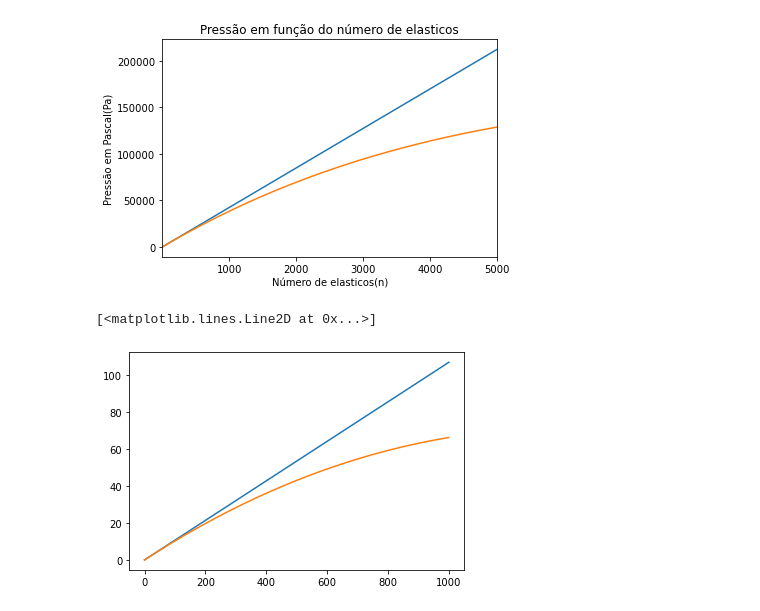
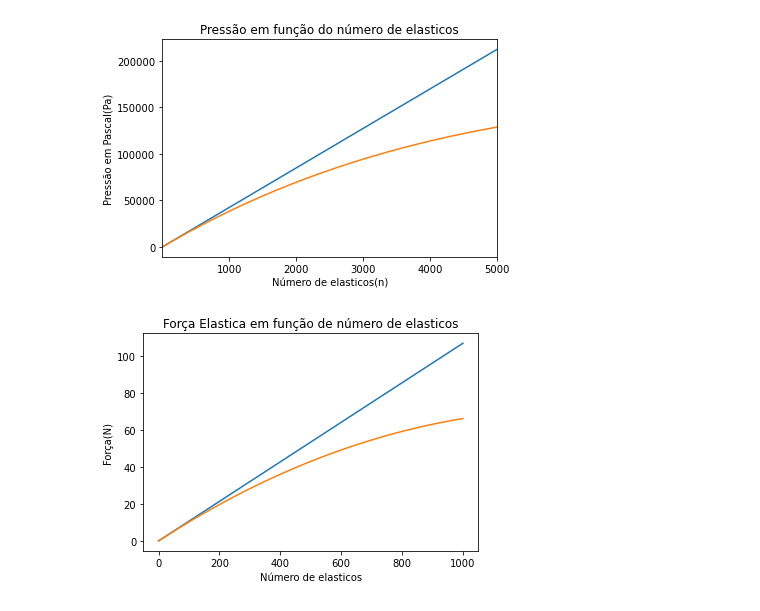
Before and after one commit to vitordallolivo/Pressao-e-trabalho-em-funcao-de-n, a Jupyter notebook: Gráficos.ipynb, the cells around one changed output. Drawn from its saved outputs; the diff is of its cells as text; code cells hidden in the pictures.

```diff
--- a/Gráficos.ipynb
+++ b/Gráficos.ipynb
@@ -71,23 +71,27 @@ plt.show()
 # %%
 import numpy as np
 import matplotlib.pyplot as plt
 
 p1=0.5024
 p2=0.3768
 vetorforca=[]
 area =0.002512
 
 for n in range(0,1000):
 
     p1 = area/0.005
     area = area/1.0001
     forca= n*0.85*(p1-p2)
     vetorforca.append(forca)
 
 def P(n): return n*0.10676
 n = np.linspace(0,1000)
 plt.plot(n, P(n))
+plt.title('Força Elastica em função de número de elasticos')
+plt.xlabel('Número de elasticos')
+plt.ylabel('Força(N)')
 plt.plot(vetorforca)
+plt.savefig('forca elastica com tudo')
+plt.show()
 # %% [output]
-[<matplotlib.lines.Line2D at 0x...>]
-[figure, old version]
+[figure, new version]
```
Also changed, not shown: parts of 1 cell of this notebook.
